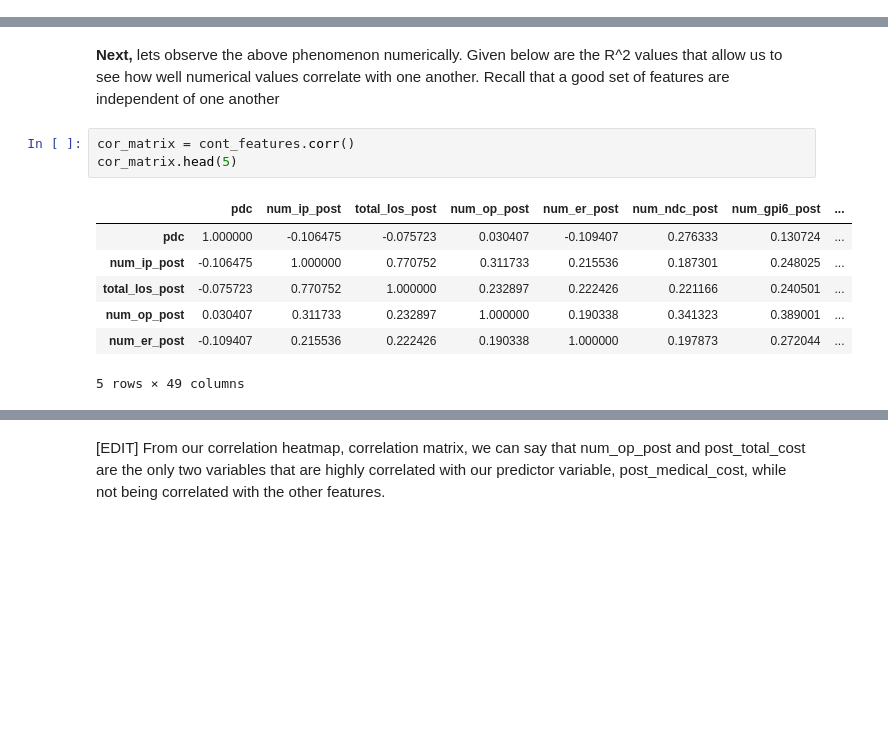
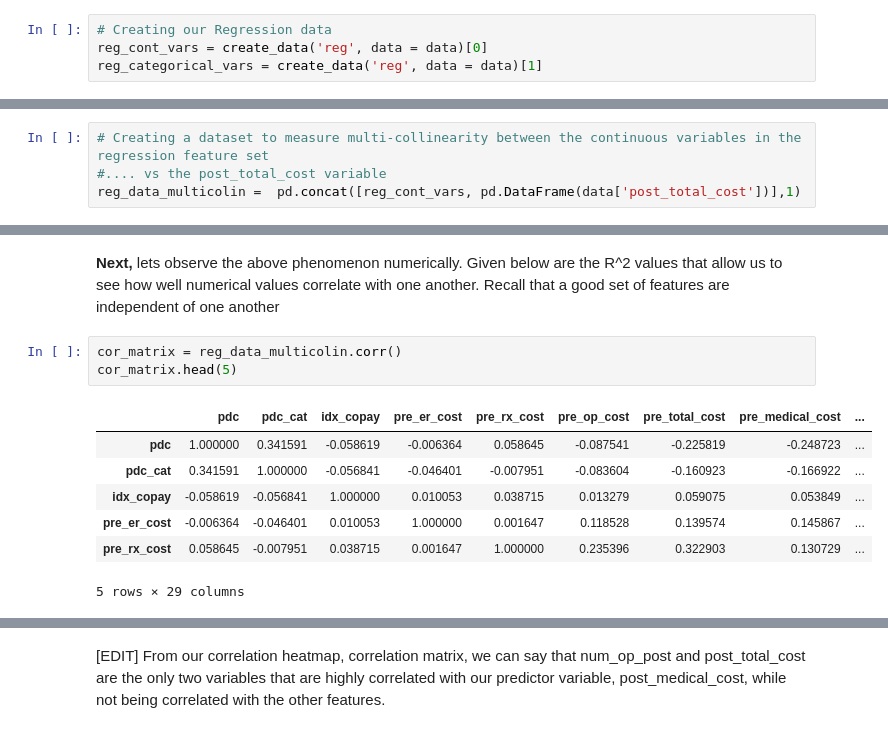
Before and after one commit to edalrami/hccs-final, a Jupyter notebook: Healthcare Final Project - DR.ipynb, the cells around one changed output, grey strips where cells are left out. Saved outputs shown, nothing was run; the diff lists cells and outputs as text; blank space fills up the shorter version.

```diff
--- a/Healthcare Final Project - DR.ipynb
+++ b/Healthcare Final Project - DR.ipynb
@@ -111,0 +223,4 @@ cont_features.head()
+# %%
+# Creating our Regression data
+reg_cont_vars = create_data('reg', data = data)[0]
+reg_categorical_vars = create_data('reg', data = data)[1]
@@ -112 +309,5 @@ cont_features.head()
+# %%
+# Creating a dataset to measure multi-collinearity between the continuous variables in the regression feature set
+#.... vs the post_total_cost variable
+reg_data_multicolin =  pd.concat([reg_cont_vars, pd.DataFrame(data['post_total_cost'])],1)
 # %%
@@ -207,13 +332,13 @@ sns.heatmap(corr,
 # %% [markdown]
 **Next,** lets observe the above phenomenon numerically. Given below are the R^2 values that allow us to see how well numerical values correlate with one another. Recall that a good set of features are independent of one another
 # %%
-cor_matrix = cont_features.corr()
+cor_matrix = reg_data_multicolin.corr()
 cor_matrix.head(5)
 # %% [output]
-|  | pdc | num_ip_post | total_los_post | num_op_post | num_er_post | num_ndc_post | num_gpi6_post | ... |
-| pdc | 1.000000 | -0.106475 | -0.075723 | 0.030407 | -0.109407 | 0.276333 | 0.130724 | ... |
-| num_ip_post | -0.106475 | 1.000000 | 0.770752 | 0.311733 | 0.215536 | 0.187301 | 0.248025 | ... |
-| total_los_post | -0.075723 | 0.770752 | 1.000000 | 0.232897 | 0.222426 | 0.221166 | 0.240501 | ... |
-| num_op_post | 0.030407 | 0.311733 | 0.232897 | 1.000000 | 0.190338 | 0.341323 | 0.389001 | ... |
-| num_er_post | -0.109407 | 0.215536 | 0.222426 | 0.190338 | 1.000000 | 0.197873 | 0.272044 | ... |
+|  | pdc | pdc_cat | idx_copay | pre_er_cost | pre_rx_cost | pre_op_cost | pre_total_cost | pre_medical_cost | ... |
+| pdc | 1.000000 | 0.341591 | -0.058619 | -0.006364 | 0.058645 | -0.087541 | -0.225819 | -0.248723 | ... |
+| pdc_cat | 0.341591 | 1.000000 | -0.056841 | -0.046401 | -0.007951 | -0.083604 | -0.160923 | -0.166922 | ... |
+| idx_copay | -0.058619 | -0.056841 | 1.000000 | 0.010053 | 0.038715 | 0.013279 | 0.059075 | 0.053849 | ... |
+| pre_er_cost | -0.006364 | -0.046401 | 0.010053 | 1.000000 | 0.001647 | 0.118528 | 0.139574 | 0.145867 | ... |
+| pre_rx_cost | 0.058645 | -0.007951 | 0.038715 | 0.001647 | 1.000000 | 0.235396 | 0.322903 | 0.130729 | ... |
-5 rows × 49 columns
+5 rows × 29 columns
```
Also changed, not shown: parts of 64 cells of this notebook.
